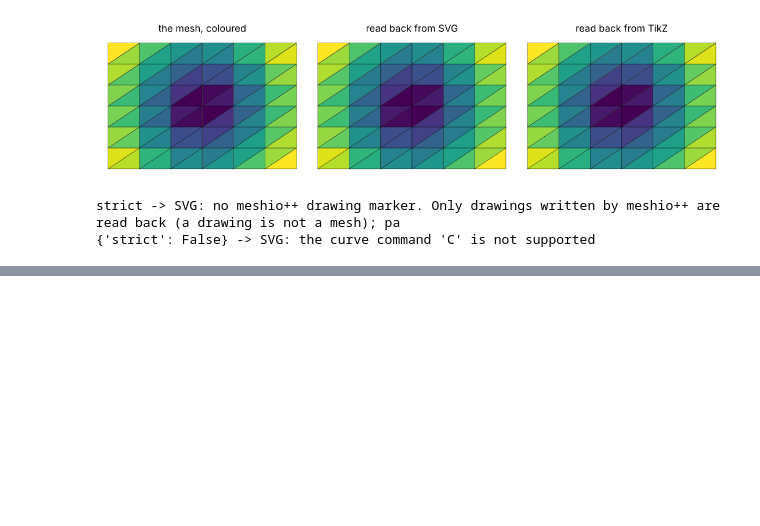
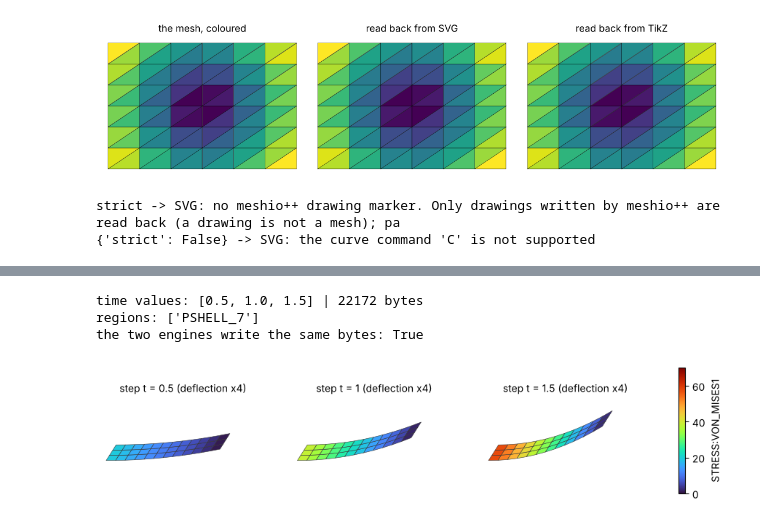
Before and after one commit to loumalouomega/meshioplusplus, a Jupyter notebook: example/python/24_format_parity.ipynb, the cells around one changed output, grey strips where cells are left out. Saved outputs shown, nothing was run; the diff lists cells and outputs as text; code cells hidden in the pictures; blank space fills up the shorter version.

```diff
--- a/example/python/24_format_parity.ipynb
+++ b/example/python/24_format_parity.ipynb
@@ -494,0 +499,55 @@ strict -> SVG: no meshio++ drawing marker. Only drawings written by meshio++ are
+# %%
+from meshioplusplus.nastran_op2 import _write as op2_python
+
+n = 12
+xs, ys = np.meshgrid(np.linspace(0, 4, n + 1), np.linspace(0, 1, 4))
+grid_pts = np.column_stack([xs.ravel(), ys.ravel(), np.zeros(xs.size)])
+nrow = xs.shape[1]
+quads = np.array([[j * nrow + i, j * nrow + i + 1, (j + 1) * nrow + i + 1, (j + 1) * nrow + i]
+                  for j in range(3) for i in range(n)])
+centre_x = grid_pts[quads, 0].mean(axis=1)
+
+
+def plate(t):
+    w = 0.2 * t * (grid_pts[:, 0] / 4.0) ** 2                      # a cantilever's bending, growing with t
+    mesh = mp.Mesh(grid_pts, [('quad', quads)])
+    mesh.point_data['DISPLACEMENT'] = np.column_stack([np.zeros_like(w), np.zeros_like(w), w])
+    mesh.cell_data['nastran:pid'] = [np.full(len(quads), 7)]
+    mesh.cell_data['STRESS:X1'] = [t * (4.0 - centre_x) * 10.0]  # the fibre stress, largest at the root
+    mesh.cell_data['STRESS:VON_MISES1'] = [np.abs(t * (4.0 - centre_x) * 10.0)]
+    mesh.field_data['nastran:analysis'] = np.array([6])         # a transient run
+    return mesh
+
+
+steps = [(t, plate(t)) for t in (0.5, 1.0, 1.5)]
+op2 = os.path.join(TMP, 'plate.op2')
+mp.write_sequence(op2, steps)
+print('time values:', mp.read_metadata(op2)['time_values'], '|', os.path.getsize(op2), 'bytes')
+print('regions:', [r.name for r in mp.read(op2).regions])
+
+core_bytes = open(op2, 'rb').read()
+python_path = os.path.join(TMP, 'plate_python.op2')
+with op2_python.SeriesWriter(python_path) as writer:
+    for t, mesh in steps:
+        writer.write(t, mesh)
+print('the two engines write the same bytes:', core_bytes == open(python_path, 'rb').read())
+
+from matplotlib.collections import PolyCollection
+
+frames = [(t, m) for t, m in mp.read_sequence(op2)]
+fig, axes = plt.subplots(1, 3, figsize=(12, 2.8), sharex=True, sharey=True)
+for ax, (t, m) in zip(axes, frames):
+    w = m.point_data['DISPLACEMENT'][:, 2]
+    x, y = m.points[:, 0] + 0.35 * m.points[:, 1], 0.55 * m.points[:, 1] + 4.0 * w   # oblique view, deflection x4
+    verts = np.stack([x[m.cells[0].data], y[m.cells[0].data]], axis=-1)
+    coll = ax.add_collection(PolyCollection(verts, array=m.cell_data['STRESS:VON_MISES1'][0], cmap='turbo',
+                                            clim=(0, 70), edgecolors='#333333', linewidths=0.4))
+    ax.set_xlim(-0.1, 5.5); ax.set_ylim(-0.1, 2.2); ax.set_aspect('equal'); ax.axis('off')
+    ax.set_title(f'step t = {t:g} (deflection x4)', fontsize=10)
+fig.colorbar(coll, ax=axes, shrink=0.8, label='STRESS:VON_MISES1')
+plt.show()
+# %% [output]
+time values: [0.5, 1.0, 1.5] | 22172 bytes
+regions: ['PSHELL_7']
+the two engines write the same bytes: True
+[figure, added]
```
Also changed, not shown: parts of 1 cell of this notebook, 32 other files.
